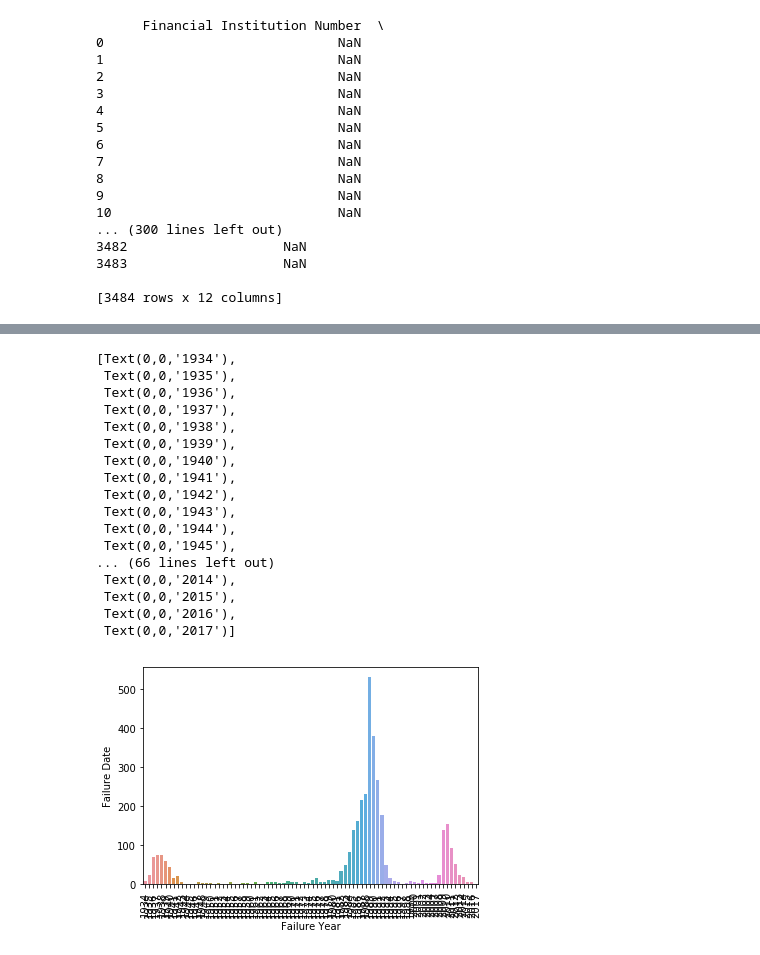
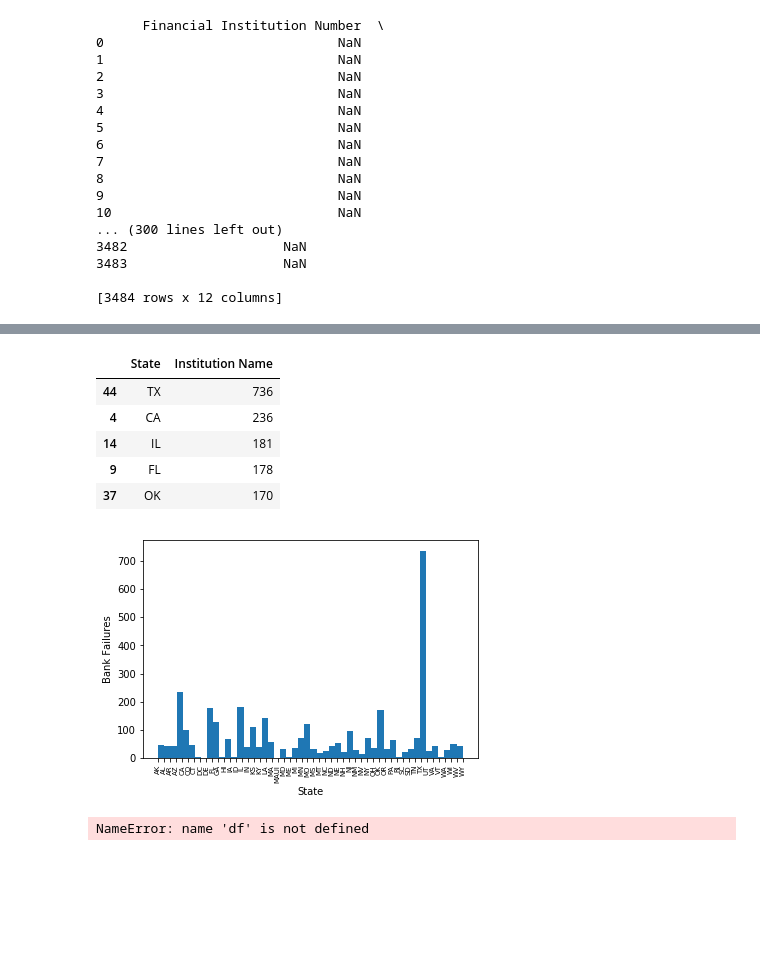
Before and after one commit to bar10009/Thinkful-Capstone-, a Jupyter notebook: Capstone Project 2018.ipynb, the cells around one changed output, grey strips where cells are left out. Saved outputs shown, nothing was run; the diff lists cells and outputs as text; code cells hidden in the pictures; blank space fills up the shorter version.

```diff
--- a/Capstone Project 2018.ipynb
+++ b/Capstone Project 2018.ipynb
@@ -158,0 +156,16 @@ infer_datetime_format=True
+# %%
+plt.hist(banks['State'],bins=50)
+plt.xticks(fontsize=7,rotation=90)
+plt.xlabel('State')
+plt.ylabel('Bank Failures')
+
+banks_by_state = banks.groupby('State', as_index=False)['Institution Name'].agg('count')
+banks_by_state.sort_values(by='Institution Name', ascending=False).iloc[0:5]
+# %% [output]
+|  | State | Institution Name |
+| 44 | TX | 736 |
+| 4 | CA | 236 |
+| 14 | IL | 181 |
+| 9 | FL | 178 |
+| 37 | OK | 170 |
+[figure, added]
@@ -158,0 +177,4 @@ infer_datetime_format=True
+# %%
+df['Closing Date']=pd.to_datetime(df['Closing Date'])
+# %% [output]
+NameError: name 'df' is not defined
@@ -161,22 +184,0 @@ banks_failuredate=banks.groupby('Failure Year', as_index=False)['Failure Date'].
-# %%
-g=sns.barplot(x=banks_failuredate['Failure Year'],y = banks_failuredate['Failure Date'])
-g.set_xticklabels(g.get_xticklabels(), rotation=90)
-# %% [output]
-[Text(0,0,'1934'),
- Text(0,0,'1935'),
- Text(0,0,'1936'),
- Text(0,0,'1937'),
- Text(0,0,'1938'),
- Text(0,0,'1939'),
- Text(0,0,'1940'),
- Text(0,0,'1941'),
- Text(0,0,'1942'),
- Text(0,0,'1943'),
- Text(0,0,'1944'),
- Text(0,0,'1945'),
-... (66 lines left out)
- Text(0,0,'2014'),
- Text(0,0,'2015'),
- Text(0,0,'2016'),
- Text(0,0,'2017')]
-[figure, removed]
```
Also changed, not shown: parts of 34 cells of this notebook.
